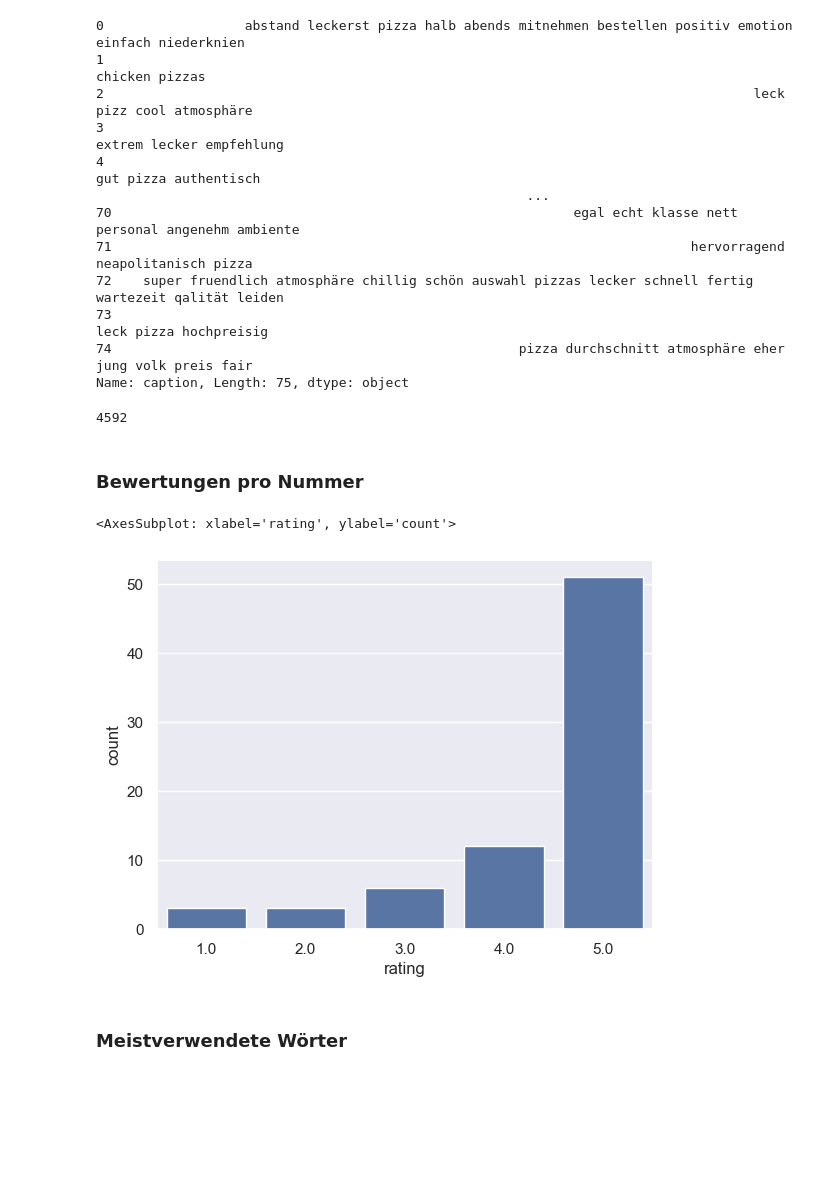
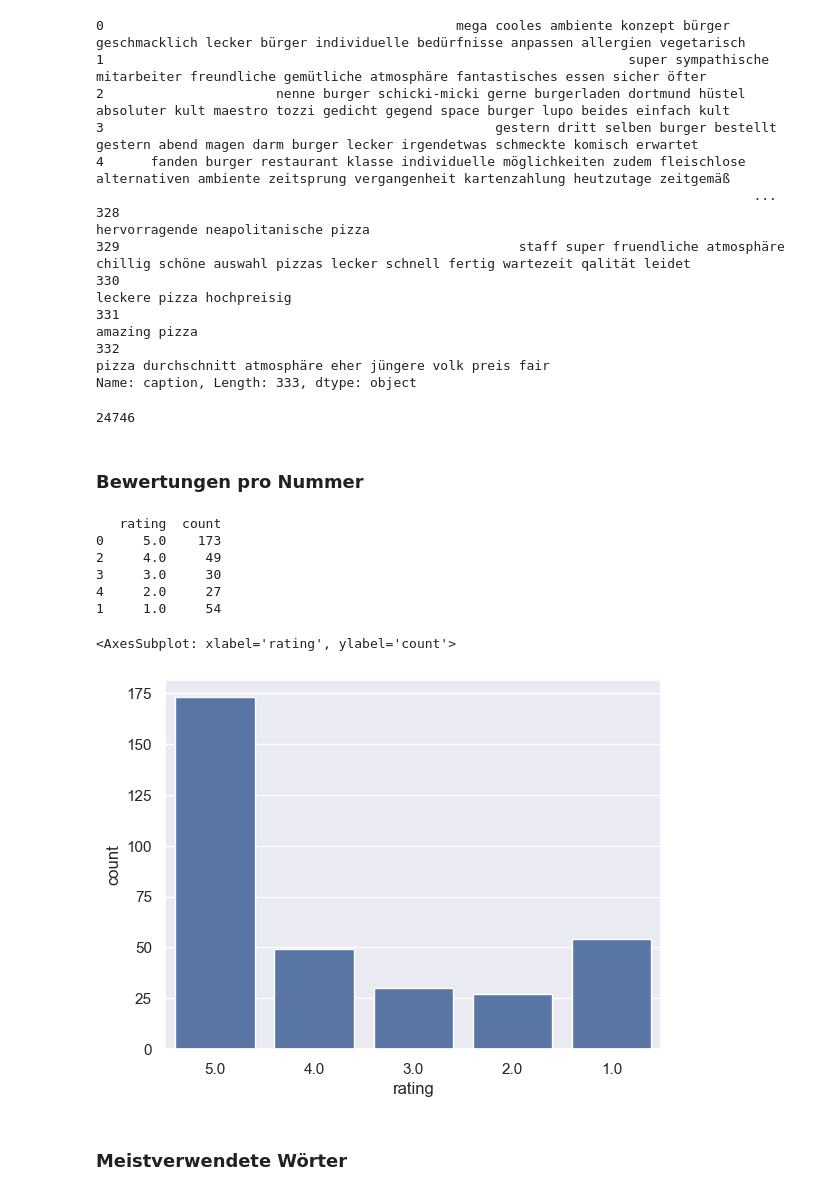
Before and after one commit to Herb-sh/NLPGoogleReviewSummary, a Jupyter notebook: nlp-data-visualization.ipynb, the cells around one changed output. Cells and saved outputs as stored; diff of their text form; code cells hidden in the pictures; blank space fills up the shorter version.

Commit message:
Data Visualization changes

```diff
--- a/nlp-data-visualization.ipynb
+++ b/nlp-data-visualization.ipynb
@@ -8,7 +8,7 @@ import matplotlib.pyplot as plt
 nlp = spacy.load('de_core_news_md')
 pd.set_option('display.max_colwidth', None)
 # %%
-REVIEWS_CLEANED_FILE_PATH = 'data/labeled_data_cleaned.csv'
+REVIEWS_CLEANED_FILE_PATH = 'data/reviews_merged_cleaned.csv'
 
 df = pd.read_csv(REVIEWS_CLEANED_FILE_PATH, sep=';')
 df.head()
@@ -22,24 +22,24 @@ df.head()
 # %%
 df['caption']
 # %% [output]
-0                  abstand leckerst pizza halb abends mitnehmen bestellen positiv emotion einfach niederknien
-1                                                                                              chicken pizzas
-2                                                                                   leck pizz cool atmosphäre
-3                                                                                    extrem lecker empfehlung
-4                                                                                       gut pizza authentisch
-                                                       ...
-70                                                           egal echt klasse nett personal angenehm ambiente
-71                                                                          hervorragend neapolitanisch pizza
-72    super fruendlich atmosphäre chillig schön auswahl pizzas lecker schnell fertig wartezeit qalität leiden
-73                                                                                     leck pizza hochpreisig
-74                                                    pizza durchschnitt atmosphäre eher jung volk preis fair
-Name: caption, Length: 75, dtype: object
+0                                             mega cooles ambiente konzept bürger geschmacklich lecker bürger individuelle bedürfnisse anpassen allergien vegetarisch
+1                                                                   super sympathische mitarbeiter freundliche gemütliche atmosphäre fantastisches essen sicher öfter
+2                      nenne burger schicki-micki gerne burgerladen dortmund hüstel absoluter kult maestro tozzi gedicht gegend space burger lupo beides einfach kult
+3                                                  gestern dritt selben burger bestellt gestern abend magen darm burger lecker irgendetwas schmeckte komisch erwartet
+4      fanden burger restaurant klasse individuelle möglichkeiten zudem fleischlose alternativen ambiente zeitsprung vergangenheit kartenzahlung heutzutage zeitgemäß
+                                                                                    ...
+328                                                                                                                               hervorragende neapolitanische pizza
+329                                                   staff super fruendliche atmosphäre chillig schöne auswahl pizzas lecker schnell fertig wartezeit qalität leidet
+330                                                                                                                                         leckere pizza hochpreisig
+331                                                                                                                                                     amazing pizza
+332                                                                                                        pizza durchschnitt atmosphäre eher jüngere volk preis fair
+Name: caption, Length: 333, dtype: object
 # %%
 # Caption to text. Joining all captions in a long text
 full_caption_text = '. '.join(df['caption'])
 len(full_caption_text)
 # %% [output]
-4592
+24746
 # %%
 # Top used words based on arguments
 def getWordFrequency(text, pos="NOUN", top_items=0):
@@ -57,14 +57,18 @@ sns.set_theme()
 # %%
 f, ax = plt.subplots(1,1)
 ratings = df['rating'].value_counts().reset_index()
 ratings.columns = ['rating', 'count']
 ratings = ratings.sort_values(by=['rating'], ascending=False)
-#ratings
-sns.barplot(ratings, x="rating", y='count', color='b', ax=ax)
-#ax.set(xlabel='Bewertung', ylabel='Zahl')
+sns.barplot(data=ratings, x="rating", y='count', color='b', ax=ax, order=ratings['rating'])
 # %% [output]
-<AxesSubplot: xlabel='rating', ylabel='count'>
+   rating  count
+0     5.0    173
+2     4.0     49
+3     3.0     30
+4     2.0     27
+1     1.0     54
+<AxesSubplot: xlabel='rating', ylabel='count'>
-[figure, old version]
+[figure, new version]
 # %% [markdown]
 ### Meistverwendete Wörter
 # %%
```
Also changed, not shown: parts of 4 cells of this notebook.
